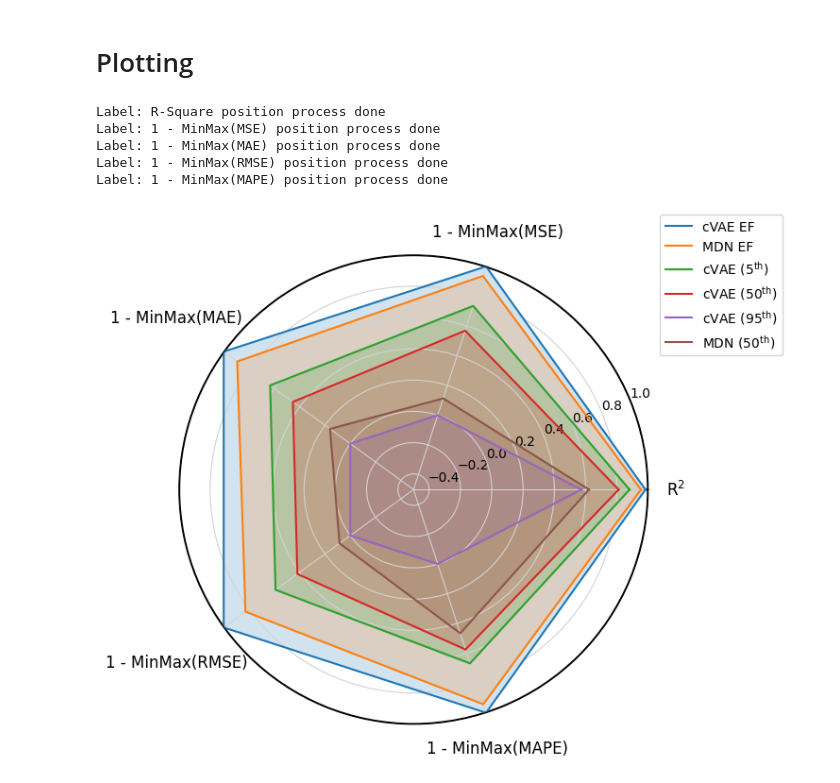
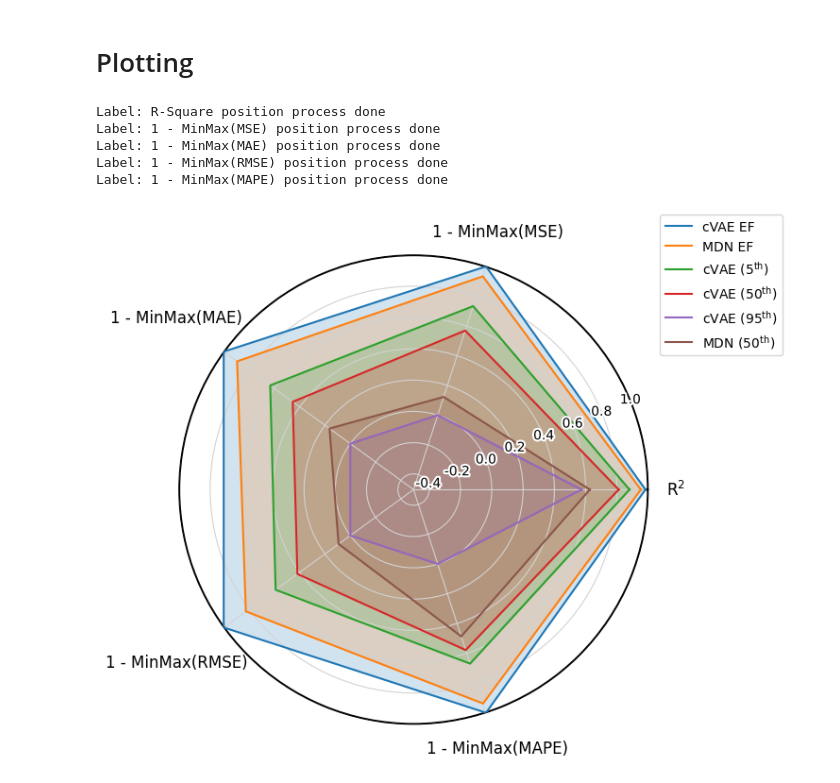
Before and after one commit to ArdenteX/RockyExoplanet_cVAE, a Jupyter notebook: evaluation_radar.ipynb, the cells around one changed output. Drawn from its saved outputs; the diff is of its cells as text; code cells hidden in the pictures.

```diff
--- a/evaluation_radar.ipynb
+++ b/evaluation_radar.ipynb
@@ -22,11 +20,12 @@ warnings.filterwarnings('ignore')
 ## Loading models
 # %%
 base_path = '.\\data'
-heatmap_save_path = os.path.join(base_path, 'Charts', 'heatmap')
-radar_save_path = os.path.join(base_path, 'Charts', 'Radar')
+img_dir = '.\\imgs'
+
+# heatmap_save_path = os.path.join(img_dir, 'Charts', 'heatmap')
+# radar_save_path = os.path.join(img_dir, 'Charts', 'Radar')
 cvae_path = os.path.join(base_path, 'cVAE')
 mdn_path = os.path.join(base_path, 'MDN')
-project_dir = '.\\imgs'
 
 cvae_degree_ori = os.path.join(cvae_path, 'ori')
 cvae_degree_5th = os.path.join(cvae_path, '5th')
@@ -153,8 +157,8 @@ def get_evaluation_result(file_path, model, model_type: str):
 # %%
 # degree_s = ['ori', '5th', '50th', '95th']
 results_dict = {
-    'cVAE EF': get_evaluation_result(cvae_degree_ori, cvae_decoder_ori, "cVAE"),
-    'MDN EF': get_evaluation_result(mdn_degree_ori, mdn_original, "MDN"),
+    'cVAE EF': get_evaluation_result(os.path.join(base_path, 'ori'), cvae_decoder_ori, "cVAE"),
+    'MDN EF': get_evaluation_result(os.path.join(base_path, 'ori'), mdn_original, "MDN"),
     'cVAE ($5^{\mathrm{th}}$)': get_evaluation_result(os.path.join(base_path, '5th'), cvae_decoder_5th, "cVAE"),
     'cVAE ($50^{\mathrm{th}}$)': get_evaluation_result(os.path.join(base_path, '50th'), cvae_decoder_50th, "cVAE"),
     'cVAE ($95^{\mathrm{th}}$)': get_evaluation_result(os.path.join(base_path, '95th'), cvae_decoder_95th, "cVAE"),
@@ -242,8 +221,8 @@ fig, ax = plt.subplots(subplot_kw=dict(polar=True), figsize=(10, 6), facecolor='
 ax.set_facecolor('w')
 
 for m in range(len(radar_value)):
-    ax.plot(angles, radar_value_scaled[m], label=radar_key[m])
-    ax.fill(angles, radar_value_scaled[m], alpha=0.2)
+    ax.plot(angles, radar_value_scaled[m], label=radar_key[m], zorder=3)
+    ax.fill(angles, radar_value_scaled[m], alpha=0.2, zorder=1)
 
     # if m == 0:
 ax.set_xticks(angles[:-1])
@@ -267,34 +246,57 @@ for i, (angle, label) in enumerate(zip(angles, ax.get_xticklabels())):
         label.set_position((angle, 0 - 0.17))
         print("Label: {} position process done".format(t))
 
     elif t == '1 - MinMax(RMSE)':
         label.set_position((angle, 0 - 0.17))
         print("Label: {} position process done".format(t))
 
     elif t == '1 - MinMax(MAPE)':
         label.set_position((angle, 0 - 0.08))
         print("Label: {} position process done".format(t))
 
 ax.legend(loc='upper right', bbox_to_anchor=(1.3, 1.1))
 
 ax.grid(True)
-ax.xaxis.grid(True, color='lightgrey', linestyle='-', linewidth=0.8)
-ax.yaxis.grid(True, color='lightgrey', linestyle='-', linewidth=0.8)
+ax.xaxis.grid(True, color='lightgrey', linestyle='-', linewidth=0.8, zorder=0)
+ax.yaxis.grid(True, color='lightgrey', linestyle='-', linewidth=0.8, zorder=0)
 
 circles = ax.yaxis.get_gridlines()
 if circles:
     outer = circles[-1]
     outer.set_color('black')
     outer.set_linewidth(2.0)
+    outer.set_zorder(0)
+
+yticks = ax.get_yticks()
+ax.set_yticklabels([])
+
+rlabel_angle = np.deg2rad(22.5)
+for r in yticks:
+    if ax.get_ylim()[0] <= r <= ax.get_ylim()[1]:
+        txt = ax.text(
+            rlabel_angle,
+            r,
+            f"{r:.1f}",
+            fontsize=10,
+            color="black",
+            ha="center",
+            va="center",
+            zorder=9999,
+            clip_on=False
+        )
+        txt.set_path_effects([
+            pe.Stroke(linewidth=3, foreground="white"),
+            pe.Normal()
+        ])
 
 plt.tight_layout()
 plt.show()
-# fig.savefig(os.path.join(radar_save_path, "cVAE_vs_MDN_Transparent.pdf"), bbox_inches="tight", transparent=True)
+fig.savefig(os.path.join(img_dir, "cVAE_vs_MDN_Transparent.pdf"), bbox_inches="tight", transparent=True)
 # fig.savefig(os.path.join(radar_save_path, "cVAE_vs_MDN.pdf"), bbox_inches="tight", transparent=False)
 # %% [output]
 Label: R-Square position process done
 Label: 1 - MinMax(MSE) position process done
 Label: 1 - MinMax(MAE) position process done
 Label: 1 - MinMax(RMSE) position process done
 Label: 1 - MinMax(MAPE) position process done
-[figure, old version]
+[figure, new version]
```
Also changed, not shown: parts of 5 cells of this notebook, 3 other files.
